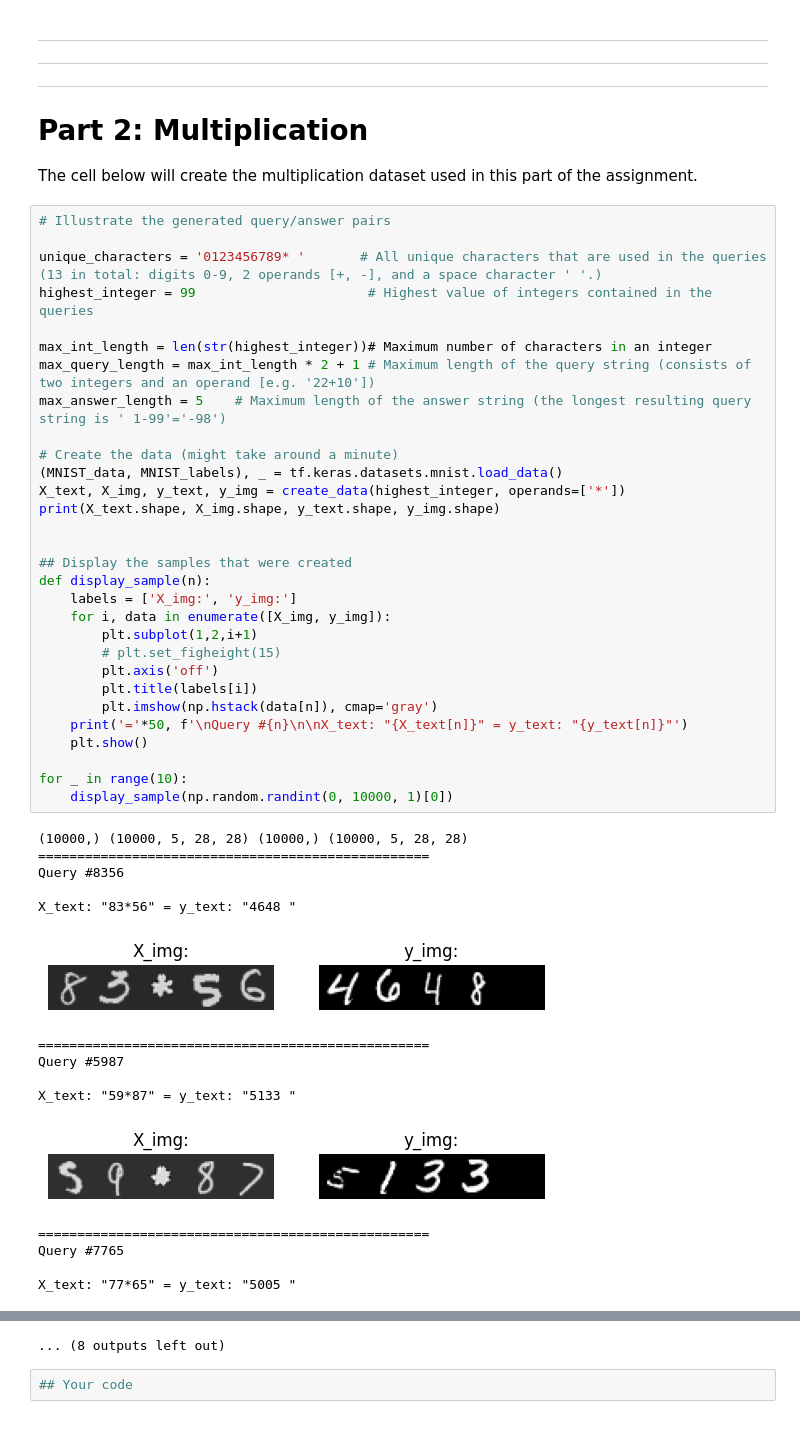
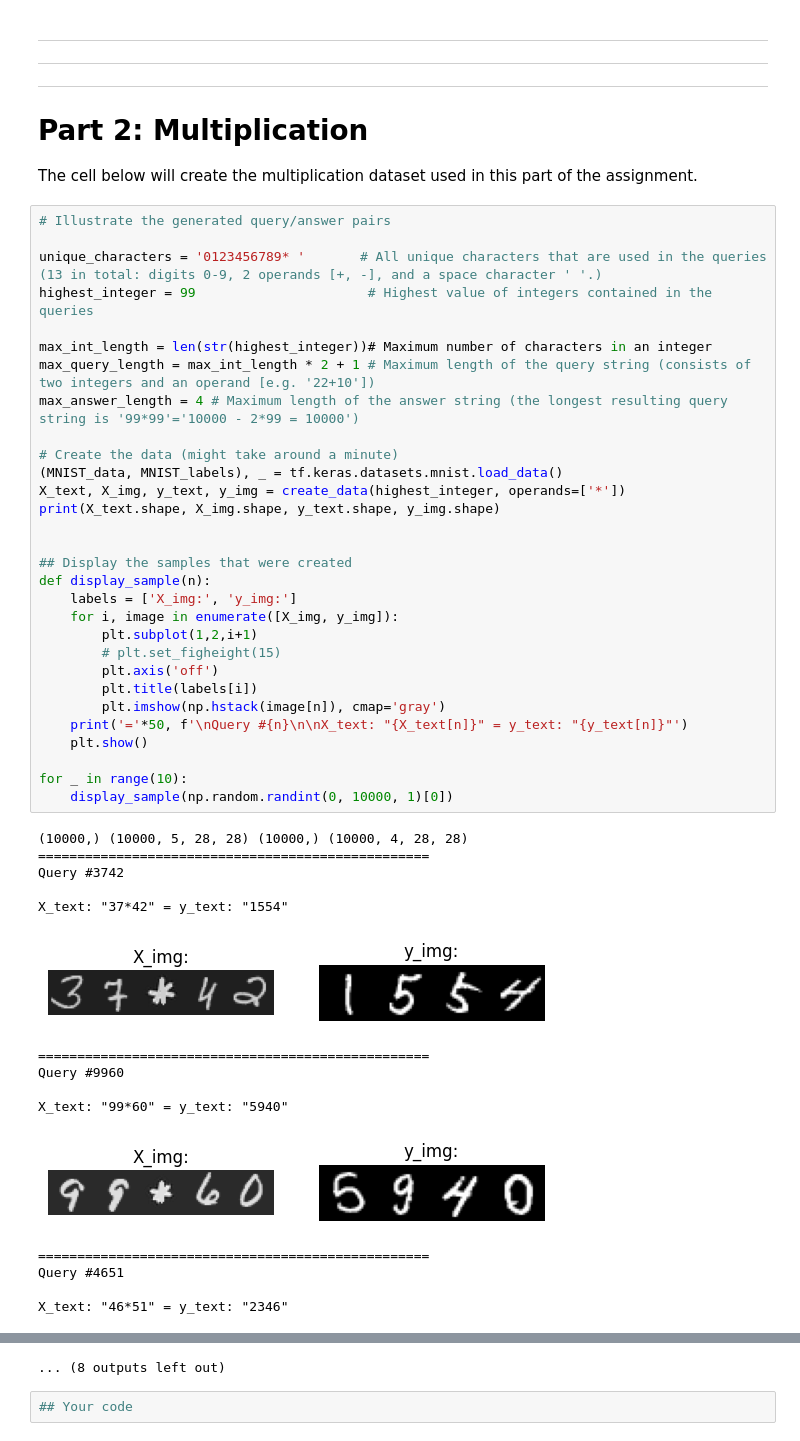
Before and after one commit to jaspermens/idl-assignments, a Jupyter notebook: A2/idl-a2.ipynb, the cells around one changed output, grey strips where cells are left out. Drawn from its saved outputs; the diff is of its cells as text.

```diff
--- a/A2/idl-a2.ipynb
+++ b/A2/idl-a2.ipynb
@@ -752,46 +761,46 @@ The cell below will create the multiplication dataset used in this part of the a
 # %%
 # Illustrate the generated query/answer pairs
 
 unique_characters = '0123456789* '       # All unique characters that are used in the queries (13 in total: digits 0-9, 2 operands [+, -], and a space character ' '.)
 highest_integer = 99                      # Highest value of integers contained in the queries
 
 max_int_length = len(str(highest_integer))# Maximum number of characters in an integer
 max_query_length = max_int_length * 2 + 1 # Maximum length of the query string (consists of two integers and an operand [e.g. '22+10'])
-max_answer_length = 5    # Maximum length of the answer string (the longest resulting query string is ' 1-99'='-98')
+max_answer_length = 4 # Maximum length of the answer string (the longest resulting query string is '99*99'='10000 - 2*99 = 10000')
 
 # Create the data (might take around a minute)
 (MNIST_data, MNIST_labels), _ = tf.keras.datasets.mnist.load_data()
 X_text, X_img, y_text, y_img = create_data(highest_integer, operands=['*'])
 print(X_text.shape, X_img.shape, y_text.shape, y_img.shape)
 
 
 ## Display the samples that were created
 def display_sample(n):
     labels = ['X_img:', 'y_img:']
-    for i, data in enumerate([X_img, y_img]):
+    for i, image in enumerate([X_img, y_img]):
         plt.subplot(1,2,i+1)
         # plt.set_figheight(15)
         plt.axis('off')
         plt.title(labels[i])
-        plt.imshow(np.hstack(data[n]), cmap='gray')
+        plt.imshow(np.hstack(image[n]), cmap='gray')
     print('='*50, f'\nQuery #{n}\n\nX_text: "{X_text[n]}" = y_text: "{y_text[n]}"')
     plt.show()
 
 for _ in range(10):
     display_sample(np.random.randint(0, 10000, 1)[0])
 # %% [output]
-(10000,) (10000, 5, 28, 28) (10000,) (10000, 5, 28, 28)
+(10000,) (10000, 5, 28, 28) (10000,) (10000, 4, 28, 28)
 ==================================================
-Query #8356
+Query #3742
 
-X_text: "83*56" = y_text: "4648 "
+X_text: "37*42" = y_text: "1554"
-[figure, old version]
+[figure, new version]
 ==================================================
-Query #5987
+Query #9960
 
-X_text: "59*87" = y_text: "5133 "
+X_text: "99*60" = y_text: "5940"
-[figure, old version]
+[figure, new version]
 ==================================================
-Query #7765
+Query #4651
 
-X_text: "77*65" = y_text: "5005 "
+X_text: "46*51" = y_text: "2346"
```
Also changed, not shown: parts of 10 cells of this notebook.
